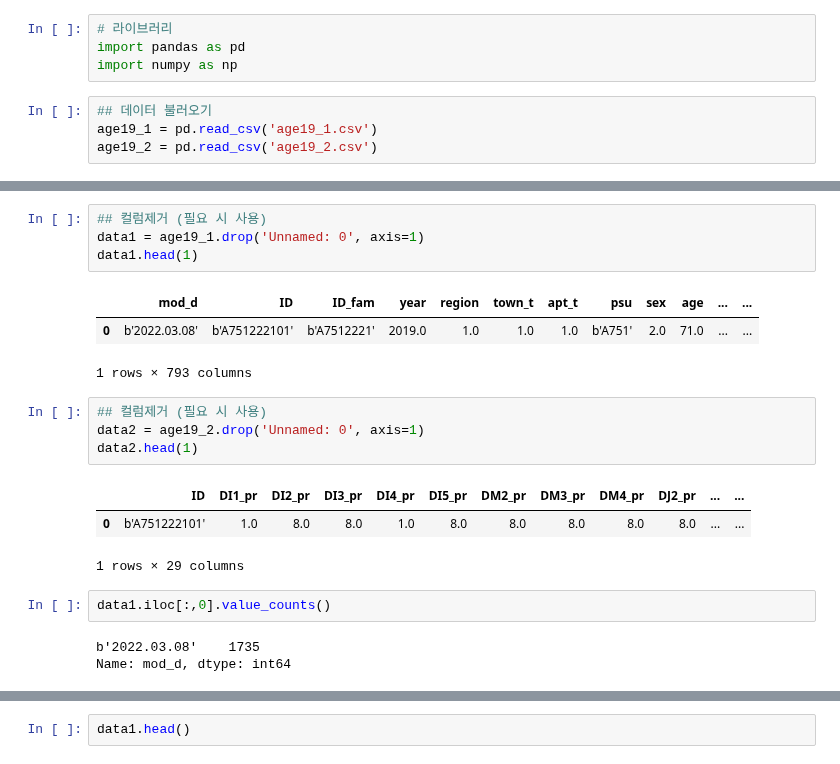
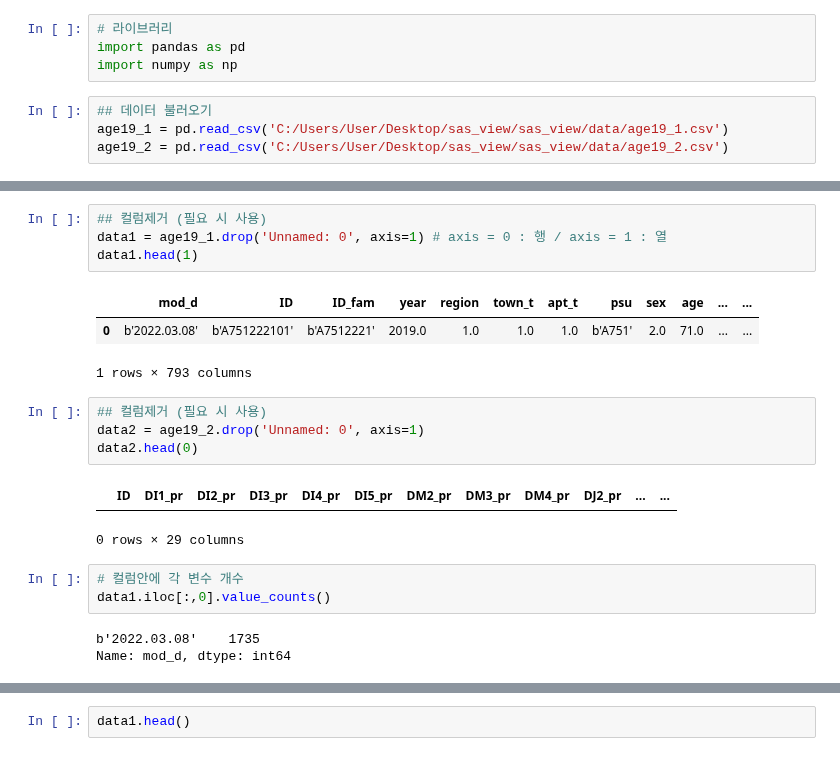
Before and after one commit to knu-final-project/sas_view, a Jupyter notebook: code/corrtest_19.ipynb, the cells around one changed output, grey strips where cells are left out. Cells and saved outputs as stored; diff of their text form.

```diff
--- a/code/corrtest_19.ipynb
+++ b/code/corrtest_19.ipynb
@@ -4,5 +4,5 @@ import pandas as pd
 import numpy as np
 # %%
 ## 데이터 불러오기
-age19_1 = pd.read_csv('age19_1.csv')
-age19_2 = pd.read_csv('age19_2.csv')
+age19_1 = pd.read_csv('C:/Users/User/Desktop/sas_view/sas_view/data/age19_1.csv')
+age19_2 = pd.read_csv('C:/Users/User/Desktop/sas_view/sas_view/data/age19_2.csv')
@@ -9,6 +19,6 @@ age19_2 = pd.read_csv('age19_2.csv')
 # %%
 ## 컬럼제거 (필요 시 사용)
-data1 = age19_1.drop('Unnamed: 0', axis=1)
+data1 = age19_1.drop('Unnamed: 0', axis=1) # axis = 0 : 행 / axis = 1 : 열
 data1.head(1)
 # %% [output]
 |  | mod_d | ID | ID_fam | year | region | town_t | apt_t | psu | sex | age | ... | ... |
@@ -17,12 +27,12 @@ data1.head(1)
 # %%
 ## 컬럼제거 (필요 시 사용)
 data2 = age19_2.drop('Unnamed: 0', axis=1)
-data2.head(1)
+data2.head(0)
 # %% [output]
 |  | ID | DI1_pr | DI2_pr | DI3_pr | DI4_pr | DI5_pr | DM2_pr | DM3_pr | DM4_pr | DJ2_pr | ... | ... |
-| 0 | b'A751222101' | 1.0 | 8.0 | 8.0 | 1.0 | 8.0 | 8.0 | 8.0 | 8.0 | 8.0 | ... | ... |
-1 rows × 29 columns
+0 rows × 29 columns
 # %%
+# 컬럼안에 각 변수 개수
 data1.iloc[:,0].value_counts()
 # %% [output]
 b'2022.03.08'    1735
```
Also changed, not shown: parts of 10 cells of this notebook.
